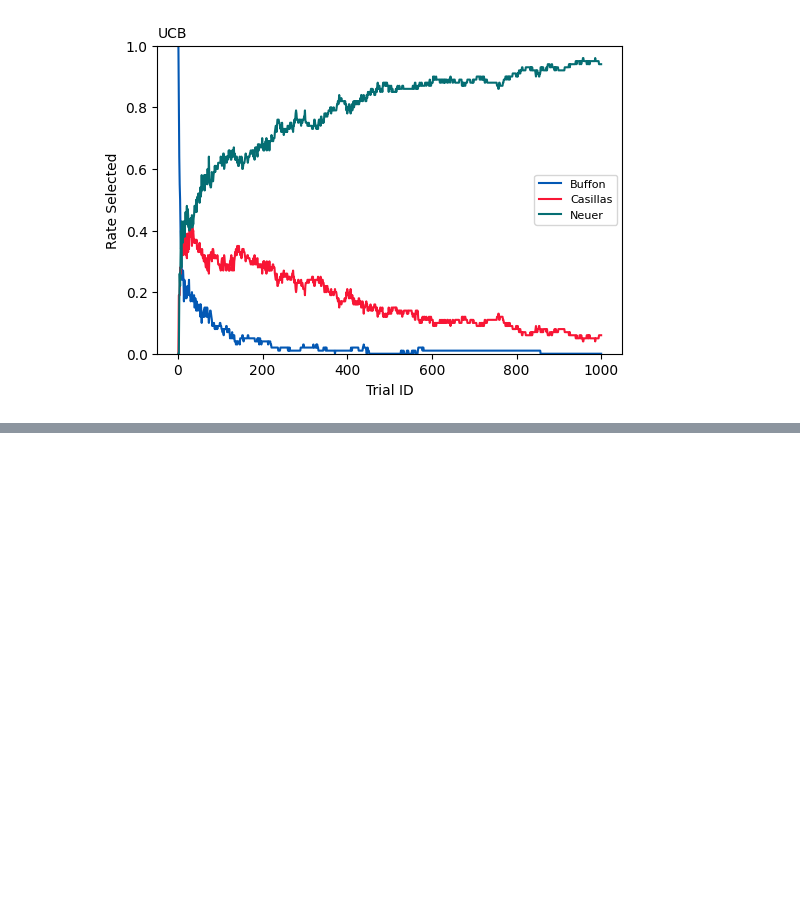
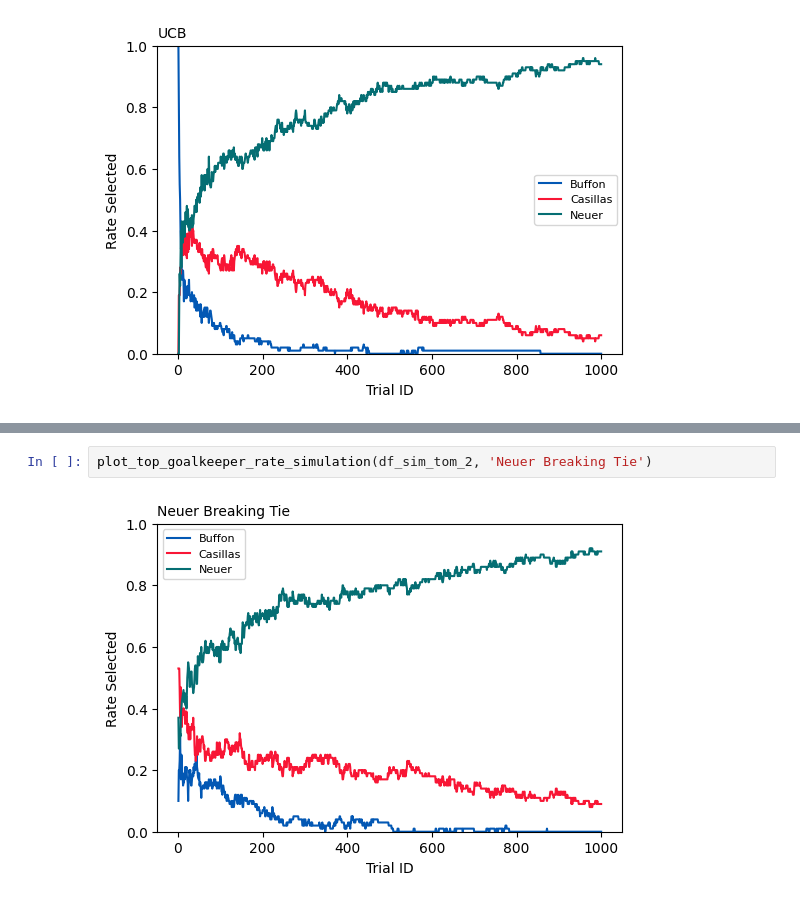
Before and after one commit to rgbuckley/goalkeeper_ab_test, a Jupyter notebook: bandit.ipynb, the cells around one changed output, grey strips where cells are left out. Saved outputs shown, nothing was run; the diff lists cells and outputs as text; blank space fills up the shorter version.

```diff
--- a/bandit.ipynb
+++ b/bandit.ipynb
@@ -1661,0 +1910,4 @@ plot_top_goalkeeper_rate_simulation(df_sim_ucb, 'UCB')
+# %%
+plot_top_goalkeeper_rate_simulation(df_sim_tom_2, 'Neuer Breaking Tie')
+# %% [output]
+[figure, added]
```
Also changed, not shown: parts of 24 cells of this notebook.
